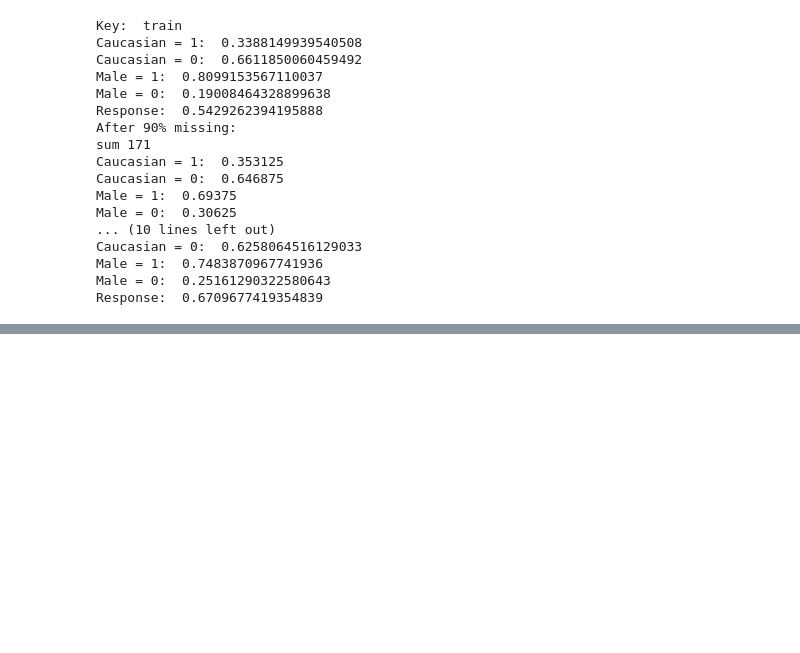
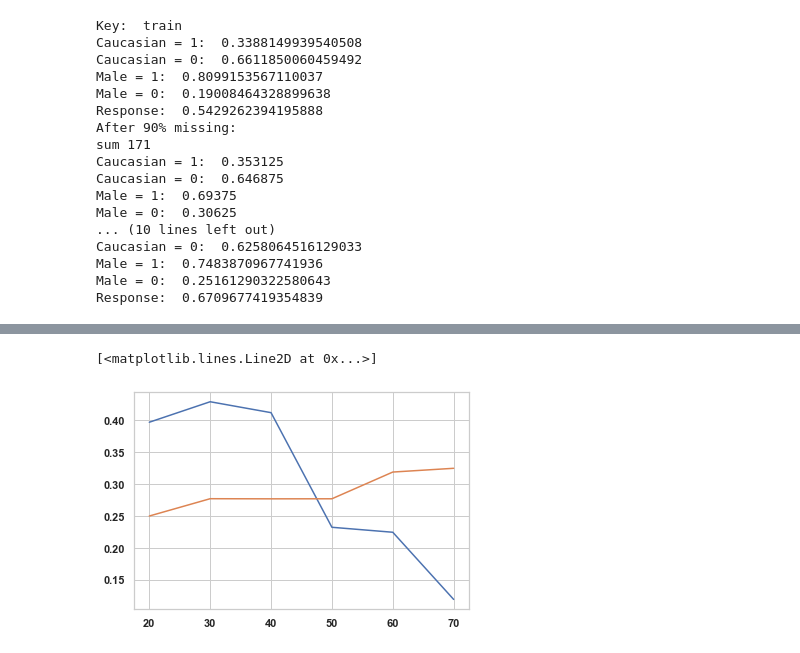
Before and after one commit to mjdioli/masters, a Jupyter notebook: main.ipynb, the cells around one changed output, grey strips where cells are left out. Cells and saved outputs as stored; diff of their text form; code cells hidden in the pictures; blank space fills up the shorter version.

```diff
--- a/main.ipynb
+++ b/main.ipynb
@@ -182,0 +223,6 @@ with open(Path("raw_data/test.json"), 'w') as f:
+# %%
+plt.plot(percentiles, spd_mar)
+plt.plot(percentiles, spd_mcar)
+# %% [output]
+[<matplotlib.lines.Line2D at 0x...>]
+[figure, added]
```
Also changed, not shown: parts of 14 cells of this notebook, 5 other files.
